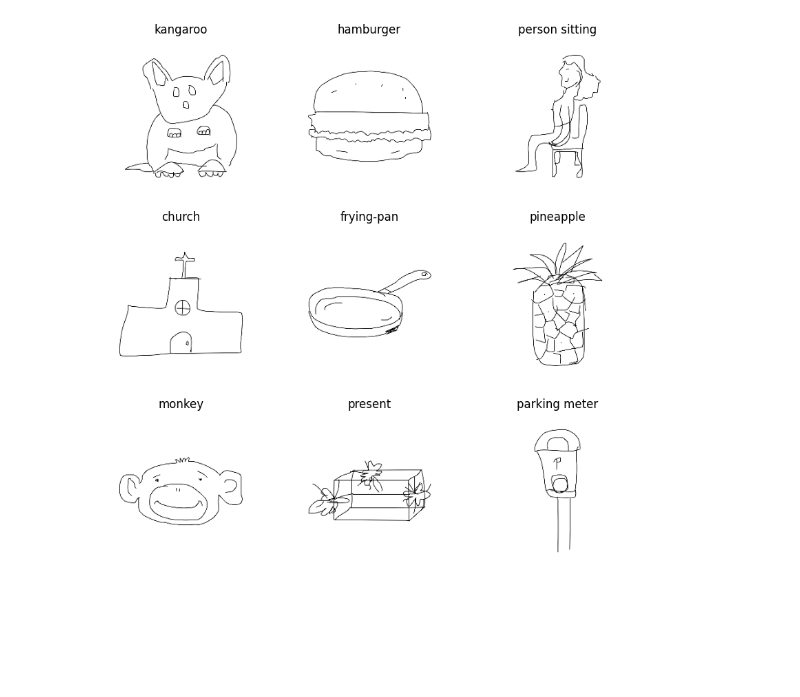
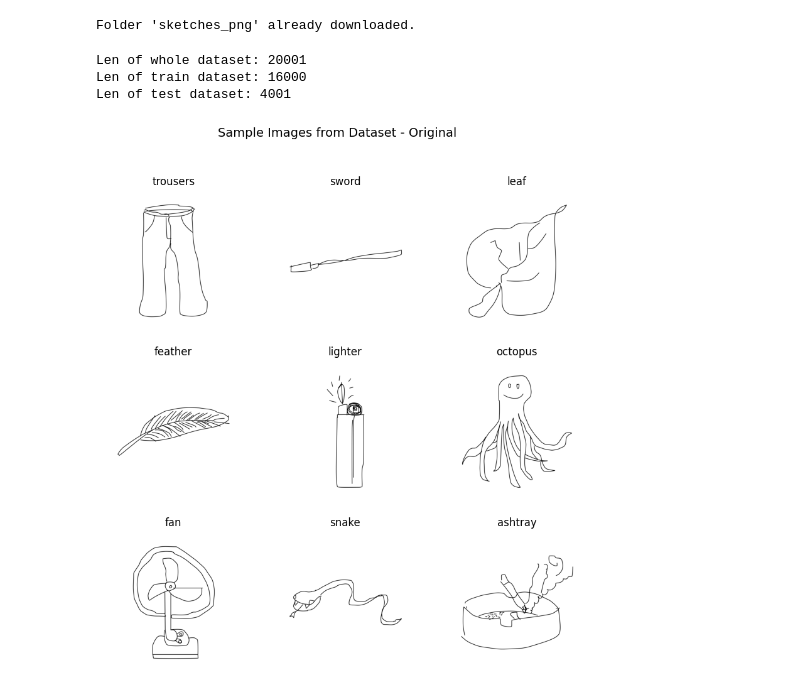
Before and after one commit to draganaZdravkovic/Free-Hand-Sketch-Recognition, a Jupyter notebook: main.ipynb, the cells around one changed output. Saved outputs shown, nothing was run; the diff lists cells and outputs as text; code cells hidden in the pictures; blank space fills up the shorter version.

Commit message:
initial data loading and presentation using pytorch

```diff
--- a/main.ipynb
+++ b/main.ipynb
@@ -65,10 +14,73 @@ print(class_names)
+# %%
+# Destination folder of our images
+download_path = "sketches_png.zip"
+extracted_path = "sketches_png"
+
+# Check if the folder is already downloaded
+if not os.path.exists(extracted_path):
+    # Define the URL and the download path
+    url = "http://cybertron.cg.tu-berlin.de/eitz/projects/classifysketch/sketches_png.zip"
+
+    # Download the zip file
+    response = requests.get(url)
+    with open(download_path, 'wb') as file:
+        file.write(response.content)
+
+    # Extract the zip file
+    with zipfile.ZipFile(download_path, 'r') as zip_ref:
+        zip_ref.extractall(extracted_path)
+
+    print(f"Folder '{extracted_path}' downloaded.")
+else:
+    print(f"Folder '{extracted_path}' already downloaded.")
+# %% [output]
+Folder 'sketches_png' already downloaded.
+# %%
+# Define transformations
+
+norm_mean = 0
+norm_stddev = 1
+
+transform = transforms.Compose([
+    transforms.Resize((64, 64)),  # Resize images to a fixed size
+    transforms.ToTensor(),          # Convert images to tensor
+    transforms.Normalize((norm_mean,), (norm_stddev,)),  # Normalize
+])
+# %%
+#split data into train and test subset
+BATCH_SIZE_TRAIN = 1024
+BATCH_SIZE_TEST = 1000
+
+root_path = extracted_path + "/png"
+dataset = datasets.ImageFolder(root=root_path, transform=transform)
+
+image_paths = [dataset.imgs[i][0] for i in range(len(dataset))]
+labels = [dataset.imgs[i][1] for i in range(len(dataset))]
+train_indices, test_indices = train_test_split(range(len(dataset)), test_size = 0.2, stratify=labels, random_state=42)
+train_subset = Subset(dataset, train_indices)
+test_subset = Subset(dataset, test_indices)
+
+train_loader = DataLoader(train_subset, batch_size=BATCH_SIZE_TRAIN, shuffle=True)
+test_loader = DataLoader(test_subset, batch_size=BATCH_SIZE_TEST, shuffle=True)
+# %%
+print(f"Len of whole dataset: {len(dataset)}")
+print(f"Len of train dataset: {len(train_loader.dataset)}\nLen of test dataset: {len(test_loader.dataset)}")
+# %% [output]
+Len of whole dataset: 20001
+Len of train dataset: 16000
+Len of test dataset: 4001
 # %%
+samples = random.sample(dataset.imgs, 9)
+
 plt.figure(figsize=(10, 10))
-for images, labels in train_ds.take(1):
-  for i in range(9):
+i = 0
+for image, label_idx in samples:
     ax = plt.subplot(3, 3, i + 1)
-    plt.imshow(images[i].numpy().astype("uint8"), cmap='gray')
-    plt.title(class_names[labels[i]])
+    plt.imshow(PIL.Image.open(image), cmap='gray')
+    plt.title(dataset.classes[label_idx])
     plt.axis("off")
+    i += 1
+plt.suptitle('Sample Images from Dataset - Original', fontsize=14)
+plt.show()
 # %% [output]
-[figure, old version]
+[figure, new version]
```
Also changed, not shown: parts of 30 cells of this notebook, 2 other files.
